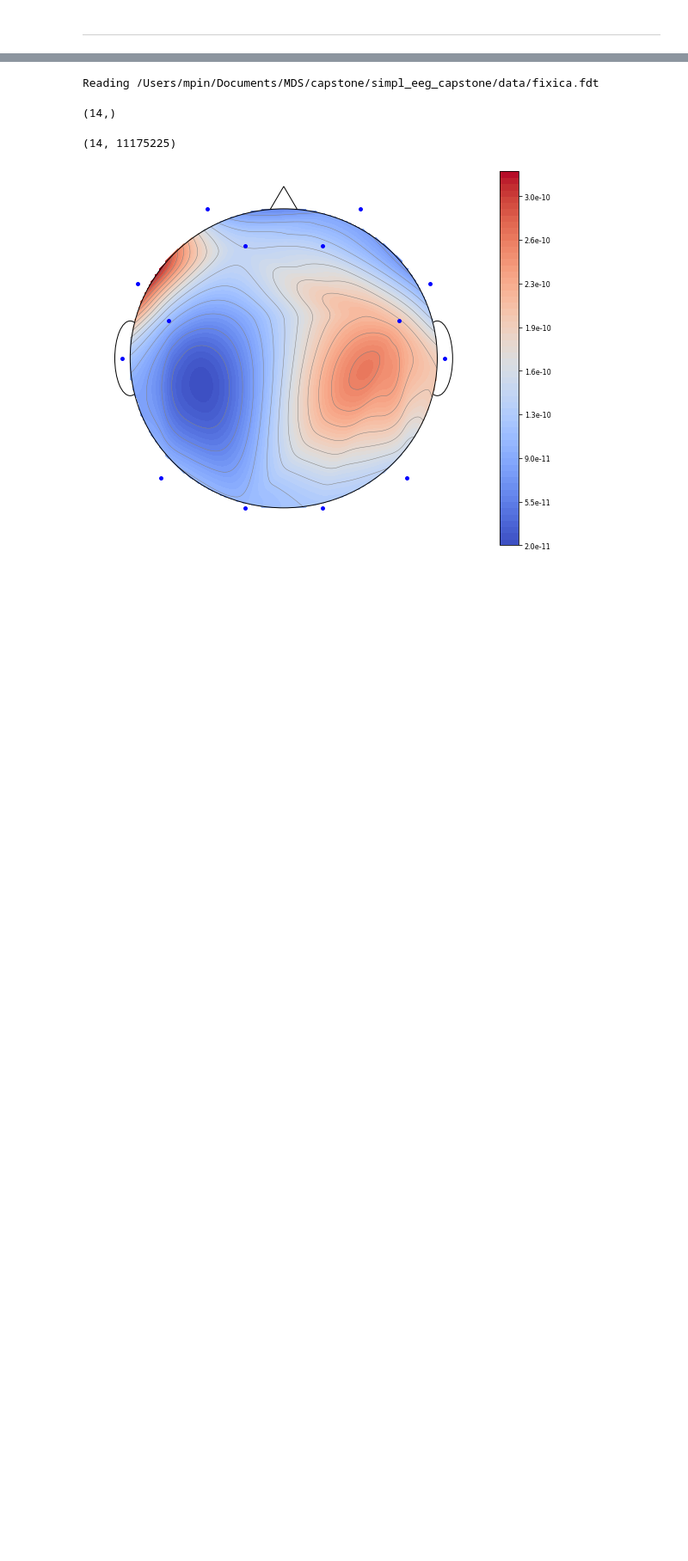
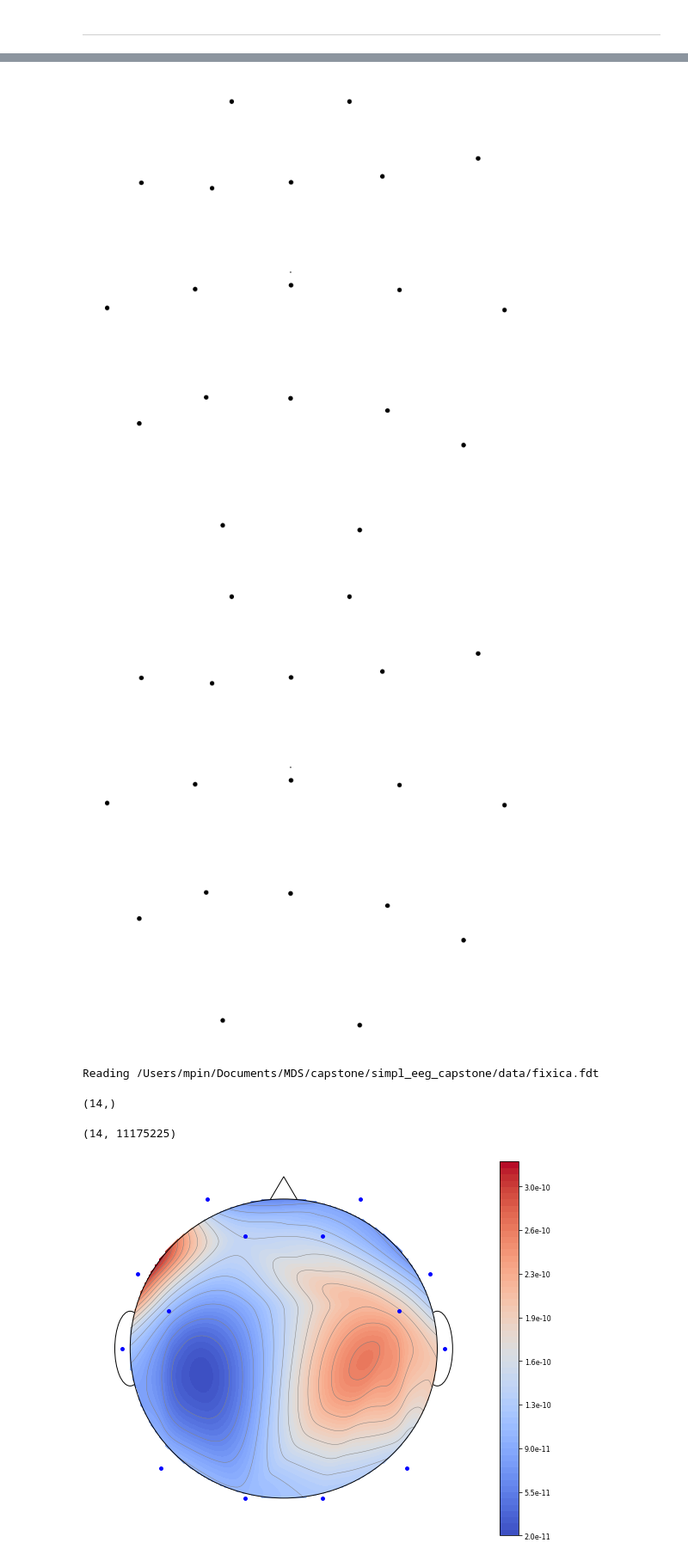
Before and after one commit to UBC-MDS/simpl_eeg_capstone, a Jupyter notebook: data_exploration/MNE_test.ipynb, the cells around one changed output, grey strips where cells are left out. Shown at 86% size. Saved outputs shown, nothing was run; the diff lists cells and outputs as text; code cells hidden in the pictures; blank space fills up the shorter version.

```diff
--- a/data_exploration/MNE_test.ipynb
+++ b/data_exploration/MNE_test.ipynb
@@ -269,3 +292,8 @@ Ready.
+# %%
+raw.plot_sensors()
+# %% [output]
+[figure, added]
+[figure, added]
 # %%
 import numpy as np
 import scipy.interpolate
```
Also changed, not shown: parts of 4 cells of this notebook.
